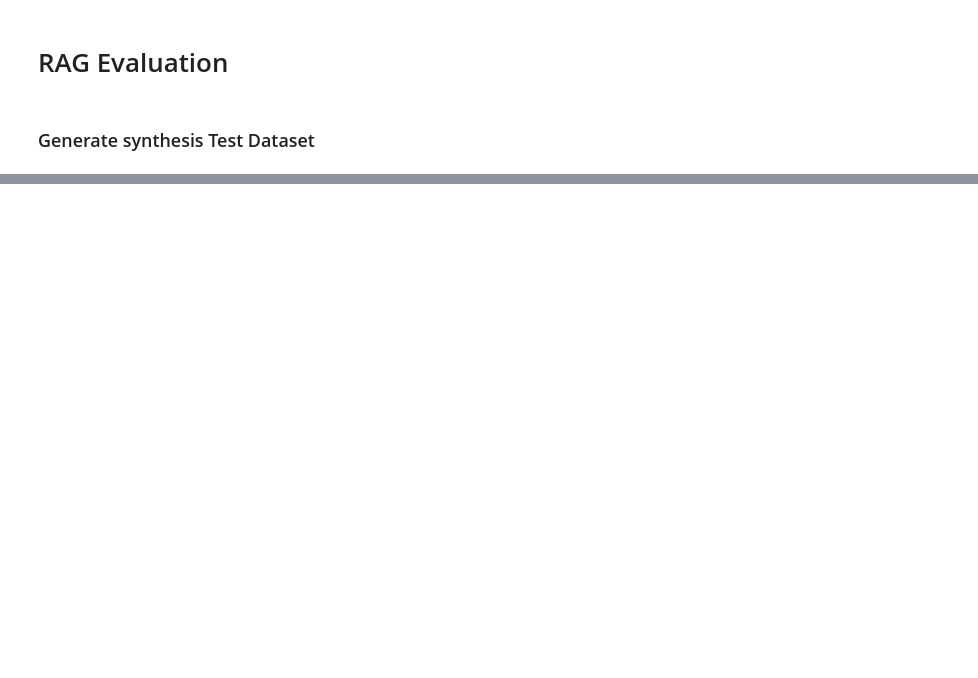
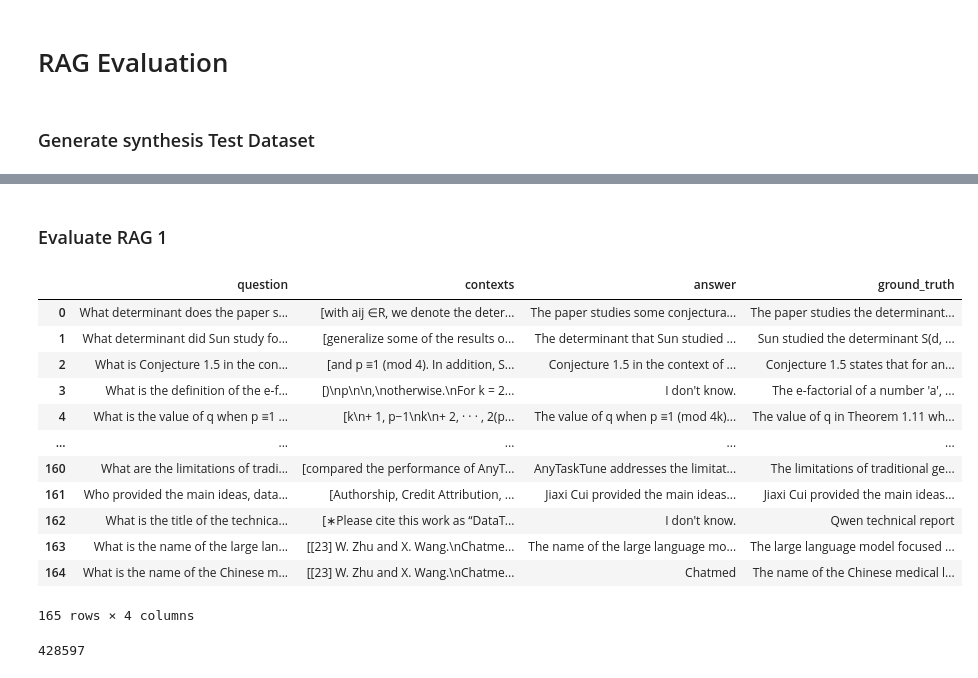
Before and after one commit to derekusf/IndenpendentStudy_RAG_for_LLM, a Jupyter notebook: rag_improvement.ipynb, the cells around one changed output, grey strips where cells are left out. Drawn from its saved outputs; the diff is of its cells as text; code cells hidden in the pictures; blank space fills up the shorter version.

Commit message:
RAG Evaluation - create evaluation dataset by prompt

```diff
--- a/rag_improvement.ipynb
+++ b/rag_improvement.ipynb
@@ -477,0 +582,19 @@ Answer the question based on the context below. If you can' t answer the questio
+# %%
+from datasets import Dataset
+eval_dataset = Dataset.from_csv("eval_dataset_arvix.csv")
+# %%
+def create_ragas_dataset(rag_pipeline, retriever, eval_dataset):
+  rag_dataset = []
+  for row in tqdm(eval_dataset):
+    question = row["question"]
+    answer = rag_pipeline.invoke(question)
+    rag_dataset.append(
+        {"question" : question,
+         "answer" : answer,
+         "contexts" : [doc.page_content for doc in retriever.get_relevant_documents(question)],
+         "ground_truth" : row["ground_truth"]
+         }
+    )
+  rag_df = pd.DataFrame(rag_dataset)
+  rag_eval_dataset = Dataset.from_pandas(rag_df)
+  return rag_eval_dataset
@@ -477,0 +620,2 @@ Answer the question based on the context below. If you can' t answer the questio
+# %% [markdown]
+### Evaluate RAG 1
@@ -477,0 +637,25 @@ Answer the question based on the context below. If you can' t answer the questio
+# %%
+import pandas as pd
+from tqdm import tqdm
+rag_eval_dataset = create_ragas_dataset(chain, retriever, eval_dataset)
+ans_result_pd = rag_eval_dataset.to_pandas()
+pd.set_option("display.max_colwidth", 700)
+ans_result_pd[["question", "contexts", "answer", "ground_truth"]]
+# %% [output]
+|  | question | contexts | answer | ground_truth |
+| 0 | What determinant does the paper s... | [with aij ∈R, we denote the deter... | The paper studies some conjectura... | The paper studies the determinant... |
+| 1 | What determinant did Sun study fo... | [generalize some of the results o... | The determinant that Sun studied ... | Sun studied the determinant S(d, ... |
+| 2 | What is Conjecture 1.5 in the con... | [and p ≡1 (mod 4). In addition, S... | Conjecture 1.5 in the context of ... | Conjecture 1.5 states that for an... |
+| 3 | What is the definition of the e-f... | [)\np\n\n,\notherwise.\nFor k = 2... | I don't know. | The e-factorial of a number 'a', ... |
+| 4 | What is the value of q when p ≡1 ... | [k\n+ 1, p−1\nk\n+ 2, · · · , 2(p... | The value of q when p ≡1 (mod 4k)... | The value of q in Theorem 1.11 wh... |
+| ... | ... | ... | ... | ... |
+| 160 | What are the limitations of tradi... | [compared the performance of AnyT... | AnyTaskTune addresses the limitat... | The limitations of traditional ge... |
+| 161 | Who provided the main ideas, data... | [Authorship, Credit Attribution, ... | Jiaxi Cui provided the main ideas... | Jiaxi Cui provided the main ideas... |
+| 162 | What is the title of the technica... | [∗Please cite this work as “DataT... | I don't know. | Qwen technical report |
+| 163 | What is the name of the large lan... | [[23] W. Zhu and X. Wang.\nChatme... | The name of the large language mo... | The large language model focused ... |
+| 164 | What is the name of the Chinese m... | [[23] W. Zhu and X. Wang.\nChatme... | Chatmed | The name of the Chinese medical l... |
+165 rows × 4 columns
+# %%
+rag_eval_dataset.to_csv("rag1_eval_ds.csv")
+# %% [output]
+428597
```
Also changed, not shown: parts of 49 cells of this notebook, 1 other file.
